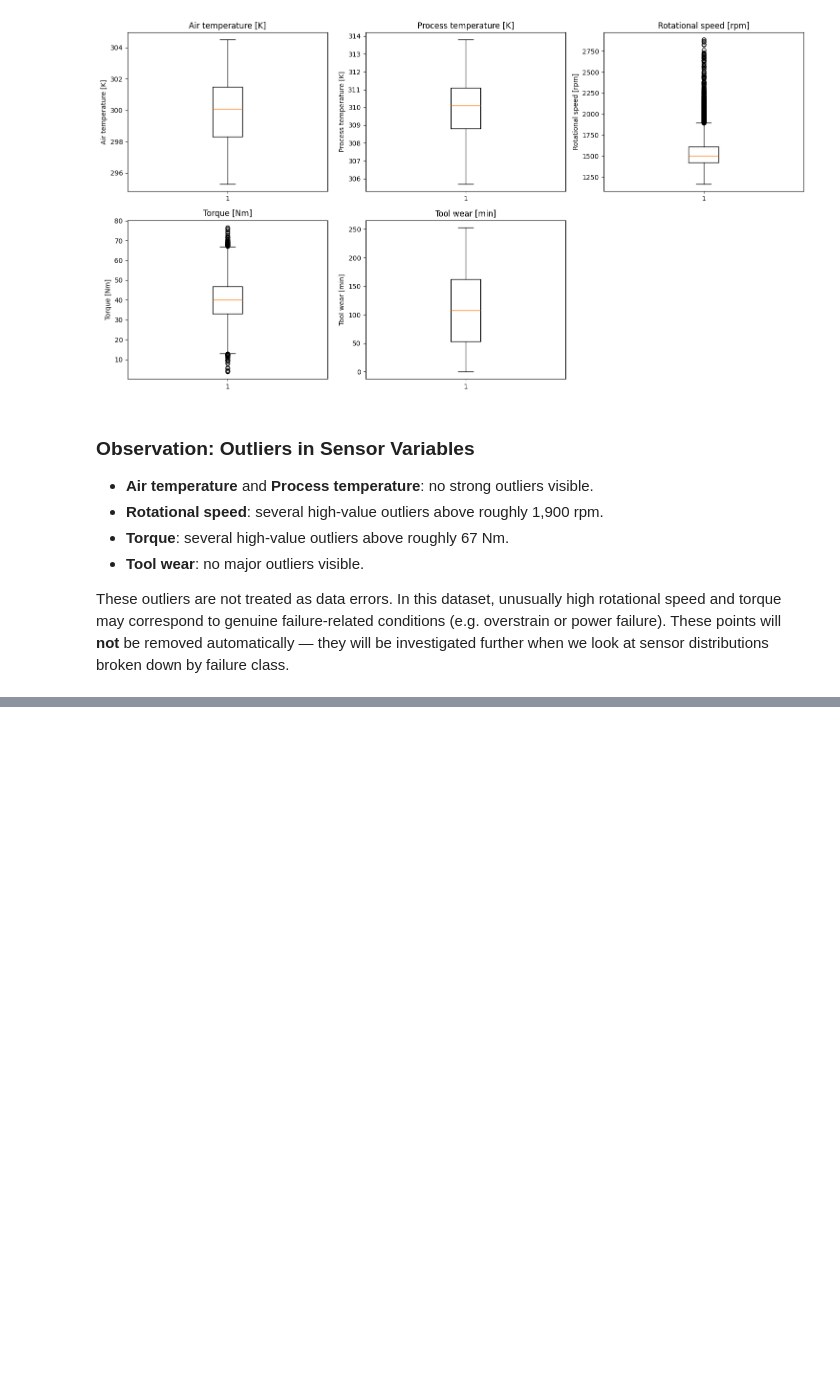
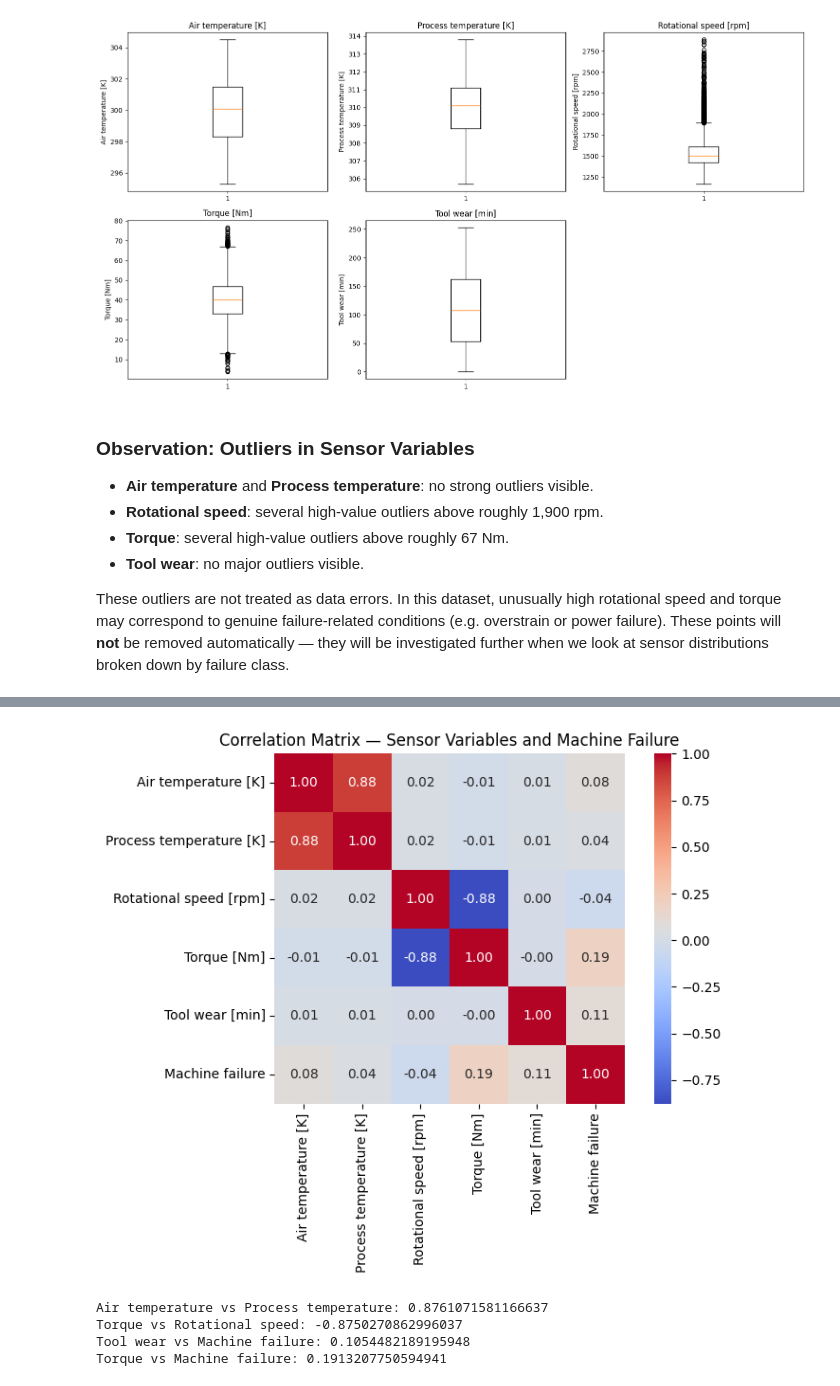
Before and after one commit to merinjo90/predictive_maintenance, a Jupyter notebook: notebooks/01_data_exploration.ipynb, the cells around one changed output, grey strips where cells are left out. Cells and saved outputs as stored; diff of their text form; code cells hidden in the pictures; blank space fills up the shorter version.

Commit message:
Add correlation and failure-class analysis

```diff
--- a/notebooks/01_data_exploration.ipynb
+++ b/notebooks/01_data_exploration.ipynb
@@ -493,0 +540,7 @@ These outliers are not treated as data errors. In this dataset, unusually high r
+# %%
+import pandas as pd
+
+df = pd.read_csv("../data/raw/ai4i2020.csv")
+
+print(df.shape)
+df.head()
@@ -493,0 +555,49 @@ These outliers are not treated as data errors. In this dataset, unusually high r
+# %%
+import matplotlib.pyplot as plt
+import seaborn as sns
+
+# Select only numeric columns relevant to correlation
+numeric_cols = [
+    'Air temperature [K]',
+    'Process temperature [K]',
+    'Rotational speed [rpm]',
+    'Torque [Nm]',
+    'Tool wear [min]',
+    'Machine failure'
+]
+
+corr_matrix = df[numeric_cols].corr()
+
+plt.figure(figsize=(8, 6))
+sns.heatmap(corr_matrix, annot=True, fmt=".2f", cmap="coolwarm", square=True)
+plt.title("Correlation Matrix — Sensor Variables and Machine Failure")
+plt.tight_layout()
+plt.savefig("../reports/figures/correlation_matrix.png")
+plt.show()
+# %% [output]
+[figure, added]
+# %%
+print(
+    "Air temperature vs Process temperature:",
+    corr_matrix.loc["Air temperature [K]", "Process temperature [K]"]
+)
+
+print(
+    "Torque vs Rotational speed:",
+    corr_matrix.loc["Torque [Nm]", "Rotational speed [rpm]"]
+)
+
+print(
+    "Tool wear vs Machine failure:",
+    corr_matrix.loc["Tool wear [min]", "Machine failure"]
+)
+
+print(
+    "Torque vs Machine failure:",
+    corr_matrix.loc["Torque [Nm]", "Machine failure"]
+)
+# %% [output]
+Air temperature vs Process temperature: 0.8761071581166637
+Torque vs Rotational speed: -0.8750270862996037
+Tool wear vs Machine failure: 0.1054482189195948
+Torque vs Machine failure: 0.1913207750594941
```
Also changed, not shown: parts of 4 cells of this notebook, 1 other file.
